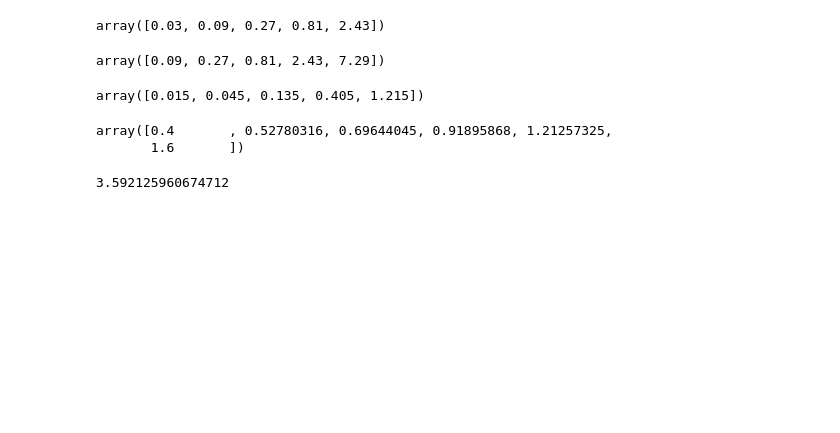
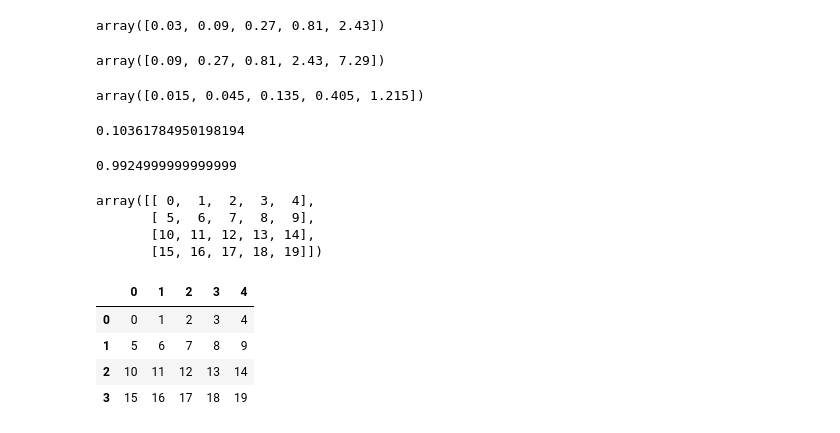
Before and after one commit to ChairMane/CS179M-Balalayka-pacman-ctf, a Jupyter notebook: learning.ipynb, the cells around one changed output. Cells and saved outputs as stored; diff of their text form; code cells hidden in the pictures; blank space fills up the shorter version.

```diff
--- a/learning.ipynb
+++ b/learning.ipynb
@@ -436,12 +400,29 @@ array([0.09, 0.27, 0.81, 2.43, 7.29])
 bb / 2
 # %% [output]
 array([0.015, 0.045, 0.135, 0.405, 1.215])
-# %%
-np.logspace(2, 4, num=6, base=2) / 10
-# %% [output]
-array([0.4       , 0.52780316, 0.69644045, 0.91895868, 1.21257325,
-       1.6       ])
-# %%
--3 * math.tanh(0.2 * 5 - 1.2) + 3
-# %% [output]
-3.592125960674712
+# %%
+gamma = 0.985
+gamma**150
+# %% [output]
+0.10361784950198194
+# %%
+(gamma + 1) / 2
+# %% [output]
+0.9924999999999999
+# %%
+aaa = np.arange(20).reshape((4,5))
+aaa
+# %% [output]
+array([[ 0,  1,  2,  3,  4],
+       [ 5,  6,  7,  8,  9],
+       [10, 11, 12, 13, 14],
+       [15, 16, 17, 18, 19]])
+# %%
+df = pd.DataFrame(aaa)
+df
+# %% [output]
+|  | 0 | 1 | 2 | 3 | 4 |
+| 0 | 0 | 1 | 2 | 3 | 4 |
+| 1 | 5 | 6 | 7 | 8 | 9 |
+| 2 | 10 | 11 | 12 | 13 | 14 |
+| 3 | 15 | 16 | 17 | 18 | 19 |
```
Also changed, not shown: parts of 36 cells of this notebook, 3 other files.
